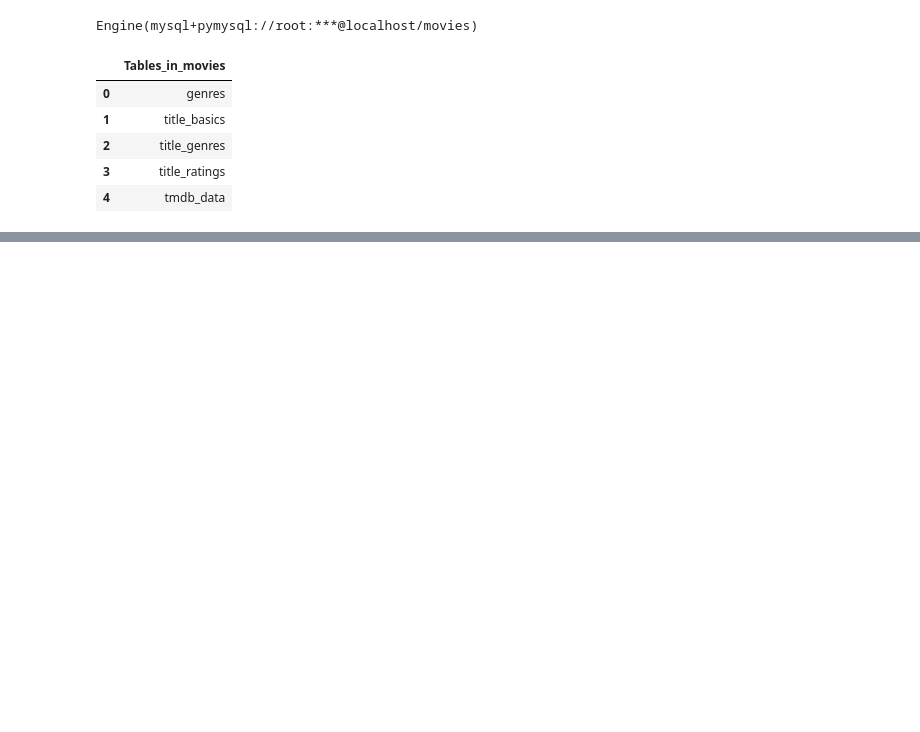
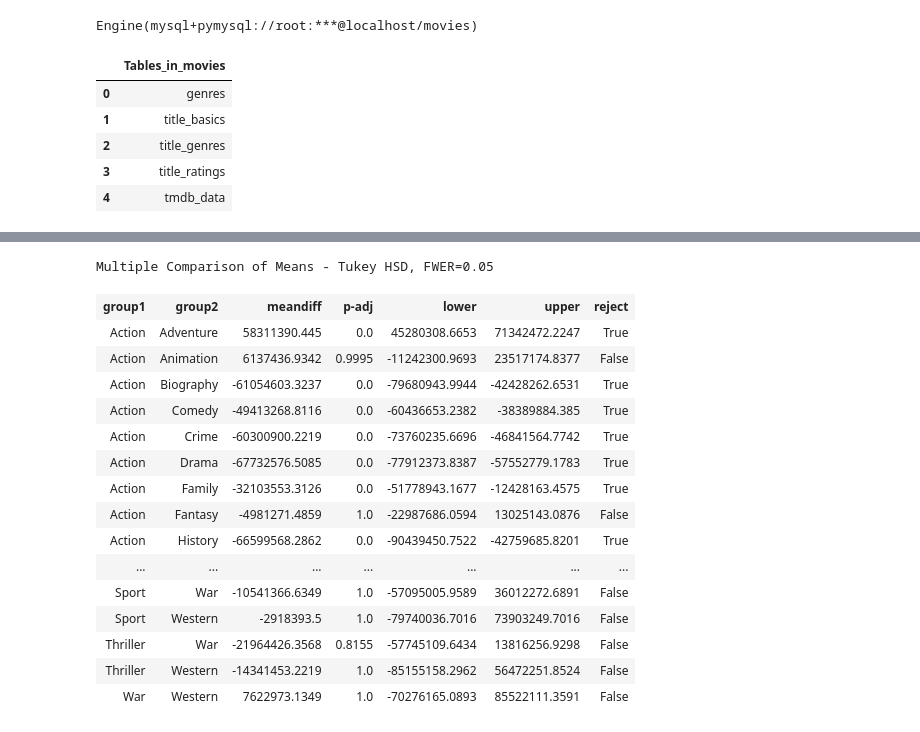
Before and after one commit to kellianneyang/movies-profitability-project, a Jupyter notebook: part4_hypothesis_testing.ipynb, the cells around one changed output, grey strips where cells are left out. Saved outputs shown, nothing was run; the diff lists cells and outputs as text; code cells hidden in the pictures; blank space fills up the shorter version.

```diff
--- a/part4_hypothesis_testing.ipynb
+++ b/part4_hypothesis_testing.ipynb
@@ -48,0 +505,23 @@ pd.read_sql_query(sql, engine)
+# %%
+# create dictionary to save results
+norm_results = {}
+
+# iterate through ratings dictionary
+for genre, data in genre_groups.items():
+
+    # get the test stat and p-value from the normal test
+    stat, p = stats.normaltest(data)
+
+    # save to norm_results dict; include size of group
+    norm_results[genre] = {'n': len(data),
+                           'p': round(p, 5),
+                           'test stat': round(stat, 5)}
+
+# convert to df
+norm_results_df = pd.DataFrame(norm_results).T
+
+# add column to show if p-value < 0.05
+norm_results_df['sig'] = norm_results_df['p'] < 0.05
+
+# show
+norm_results_df
@@ -48,0 +606,14 @@ pd.read_sql_query(sql, engine)
+# %%
+# make dataframe of ratings and revenues (crosstab)
+tukeys_df = pd.DataFrame(columns = ['genre', 'revenue'])
+
+# convert dictionary groups into df (outliers were deleted
+# from dictionary)
+for genre, series in genre_groups.items():
+    values = pd.Series(series.tolist())
+    tukeys_df = pd.concat([tukeys_df, pd.DataFrame(
+        {'genre': [genre] * len(values),
+         'revenue': values})], ignore_index = False)
+
+# check
+tukeys_df
@@ -48,0 +634,26 @@ pd.read_sql_query(sql, engine)
+# %%
+# save values and labels
+values = tukeys_df['revenue']
+labels = tukeys_df['genre']
+
+# tukey's multiple comparison test
+tukeys_results = pairwise_tukeyhsd(values, labels)
+tukeys_results.summary()
+# %% [output]
+Multiple Comparison of Means - Tukey HSD, FWER=0.05
+| group1 | group2 | meandiff | p-adj | lower | upper | reject |
+| Action | Adventure | 58311390.445 | 0.0 | 45280308.6653 | 71342472.2247 | True |
+| Action | Animation | 6137436.9342 | 0.9995 | -11242300.9693 | 23517174.8377 | False |
+| Action | Biography | -61054603.3237 | 0.0 | -79680943.9944 | -42428262.6531 | True |
+| Action | Comedy | -49413268.8116 | 0.0 | -60436653.2382 | -38389884.385 | True |
+| Action | Crime | -60300900.2219 | 0.0 | -73760235.6696 | -46841564.7742 | True |
+| Action | Drama | -67732576.5085 | 0.0 | -77912373.8387 | -57552779.1783 | True |
+| Action | Family | -32103553.3126 | 0.0 | -51778943.1677 | -12428163.4575 | True |
+| Action | Fantasy | -4981271.4859 | 1.0 | -22987686.0594 | 13025143.0876 | False |
+| Action | History | -66599568.2862 | 0.0 | -90439450.7522 | -42759685.8201 | True |
+| ... | ... | ... | ... | ... | ... | ... |
+| Sport | War | -10541366.6349 | 1.0 | -57095005.9589 | 36012272.6891 | False |
+| Sport | Western | -2918393.5 | 1.0 | -79740036.7016 | 73903249.7016 | False |
+| Thriller | War | -21964426.3568 | 0.8155 | -57745109.6434 | 13816256.9298 | False |
+| Thriller | Western | -14341453.2219 | 1.0 | -85155158.2962 | 56472251.8524 | False |
+| War | Western | 7622973.1349 | 1.0 | -70276165.0893 | 85522111.3591 | False |
```
Also changed, not shown: parts of 77 cells of this notebook.
